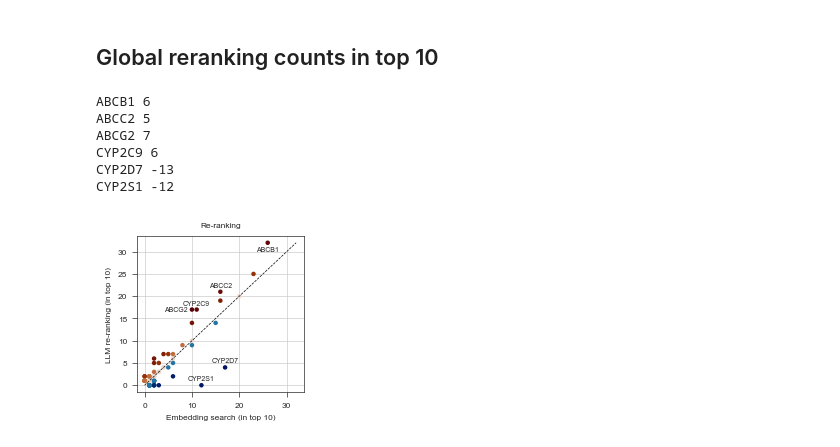
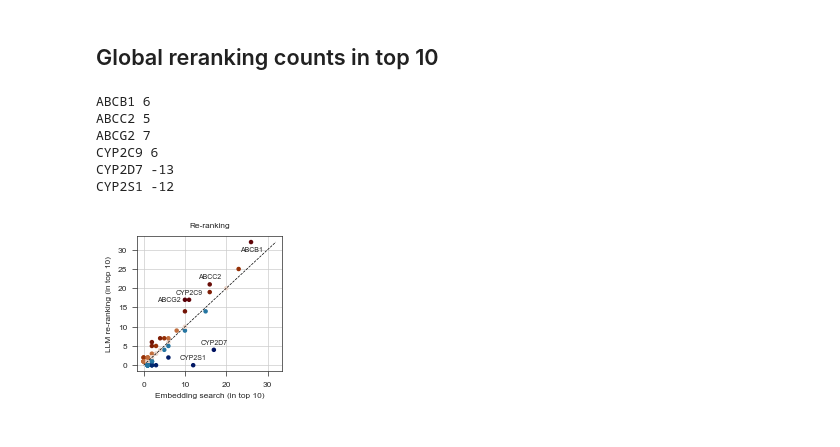
Before and after one commit to ersilia-os/pharmacogx-embeddings, a Jupyter notebook: paper/figure2_llm_analysis.ipynb, the cells around one changed output. Cells and saved outputs as stored; diff of their text form; code cells hidden in the pictures.

```diff
--- a/paper/figure2_llm_analysis.ipynb
+++ b/paper/figure2_llm_analysis.ipynb
@@ -135,7 +135,7 @@ plt.savefig("assets/top10_genes_per_chemical.pdf", dpi=300)
 # %% [markdown]
 ## Global reranking counts in top 10
 # %%
-fig, axs = stylia.create_figure(1, 1, width=stylia.TWO_COLUMNS_WIDTH*0.3, height=stylia.TWO_COLUMNS_WIDTH*0.3)
+fig, axs = stylia.create_figure(1, 1, width=stylia.TWO_COLUMNS_WIDTH*0.27, height=stylia.TWO_COLUMNS_WIDTH*0.27)
 
 ax = axs.next()
 
@@ -186,34 +186,34 @@ for i, z_ in enumerate(z):
 
 cmap = stylia.ContinuousColorMap("coolwarm")
 cmap.fit(z)
 colors = cmap.transform(z)
 
 ax.scatter(x, y, color=colors, s=5)
 ax.plot([0, 32], [0, 32], color=black, linestyle="--")
 
 sel_genes = ["ABCB1", "ABCC2", "ABCG2", "CYP2C9", "CYP2D7", "CYP2S1"]
 for i, g in enumerate(all_genes):
     if g in sel_genes:
         x_ = x[i]
         y_ = y[i]
         if g == "ABCB1":
-            y_ -= 1.5
+            y_ -= 2
         elif g == "ABCG2":
-            x_ -= 3.5
+            x_ -= 4
         else:
-            y_ += 1.5
+            y_ += 2
         ax.text(x_, y_, g, ha="center", va="center")
 
 stylia.label(ax, title="Re-ranking", xlabel="Embedding search (in top 10)", ylabel="LLM re-ranking (in top 10)")
 plt.tight_layout()
 
 stylia.save_figure("assets/re_ranking.png")
 stylia.save_figure("assets/re_ranking.pdf")
 # %% [output]
 ABCB1 6
 ABCC2 5
 ABCG2 7
 CYP2C9 6
 CYP2D7 -13
 CYP2S1 -12
-[figure, old version]
+[figure, new version]
```
Also changed, not shown: 6 other files.
